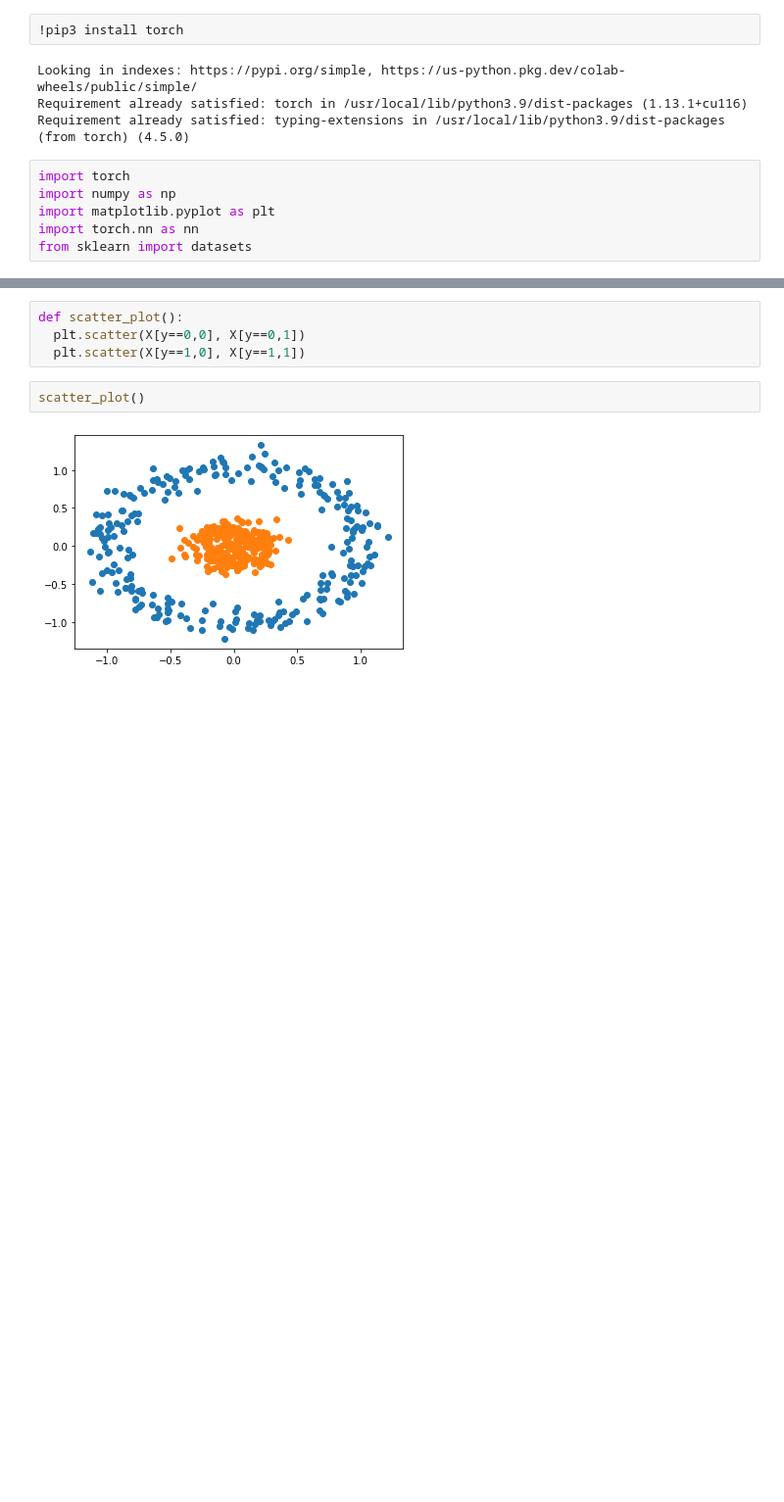
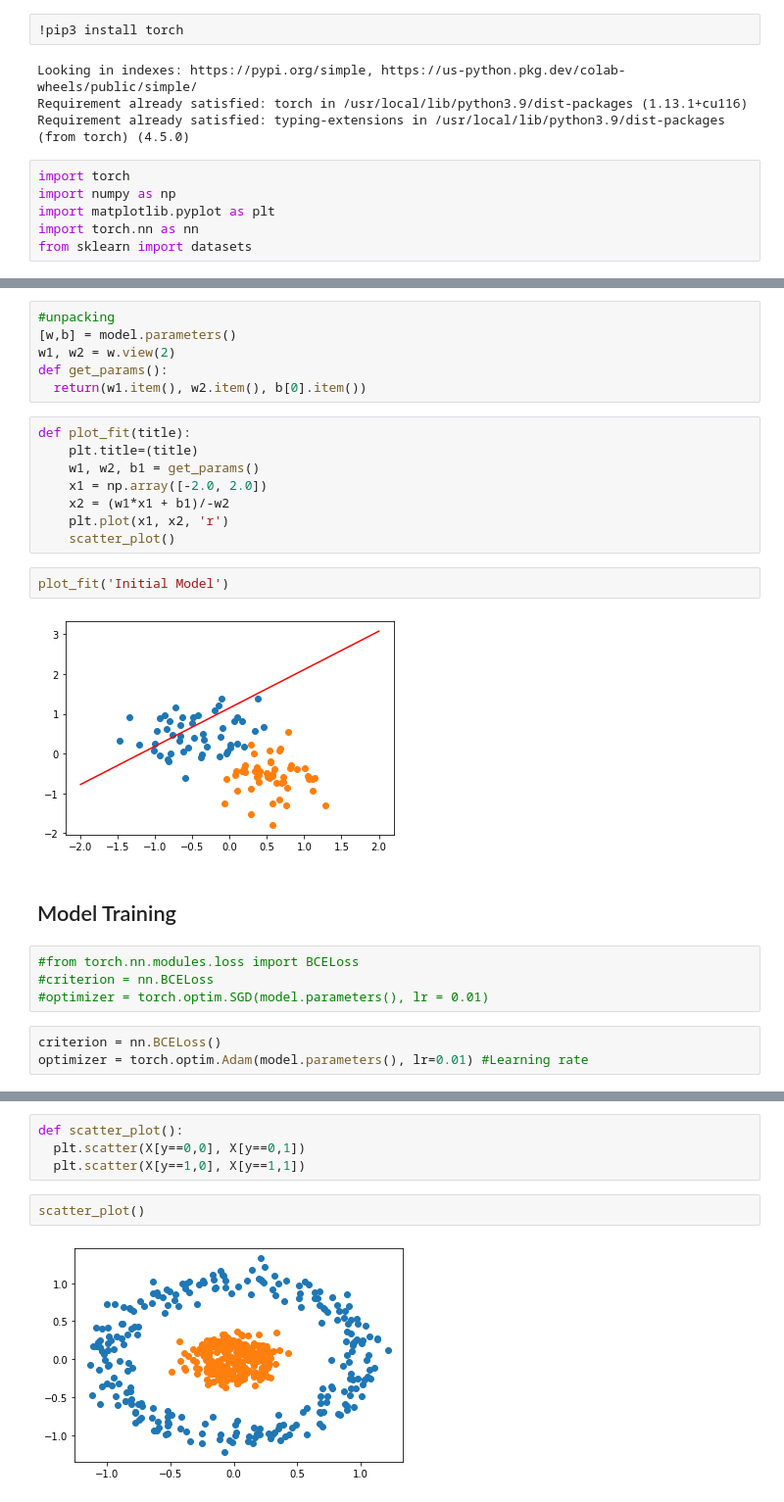
Before and after one commit to Vey27/Deep-Learning-and-Computer-Vision, a Jupyter notebook: Perceptron.ipynb, the cells around one changed output, grey strips where cells are left out. Shown at 98% size. Cells and saved outputs as stored; diff of their text form; blank space fills up the shorter version.

```diff
--- a/Perceptron.ipynb
+++ b/Perceptron.ipynb
@@ -16,0 +96,27 @@ from sklearn import datasets
+# %%
+#unpacking
+[w,b] = model.parameters()
+w1, w2 = w.view(2)
+def get_params():
+  return(w1.item(), w2.item(), b[0].item())
+# %%
+def plot_fit(title):
+    plt.title=(title)
+    w1, w2, b1 = get_params()
+    x1 = np.array([-2.0, 2.0])
+    x2 = (w1*x1 + b1)/-w2
+    plt.plot(x1, x2, 'r')
+    scatter_plot()
+# %%
+plot_fit('Initial Model')
+# %% [output]
+[figure, added]
+# %% [markdown]
+## Model Training
+# %%
+#from torch.nn.modules.loss import BCELoss
+#criterion = nn.BCELoss
+#optimizer = torch.optim.SGD(model.parameters(), lr = 0.01)
+# %%
+criterion = nn.BCELoss()
+optimizer = torch.optim.Adam(model.parameters(), lr=0.01) #Learning rate
```
Also changed, not shown: parts of 25 cells of this notebook.
